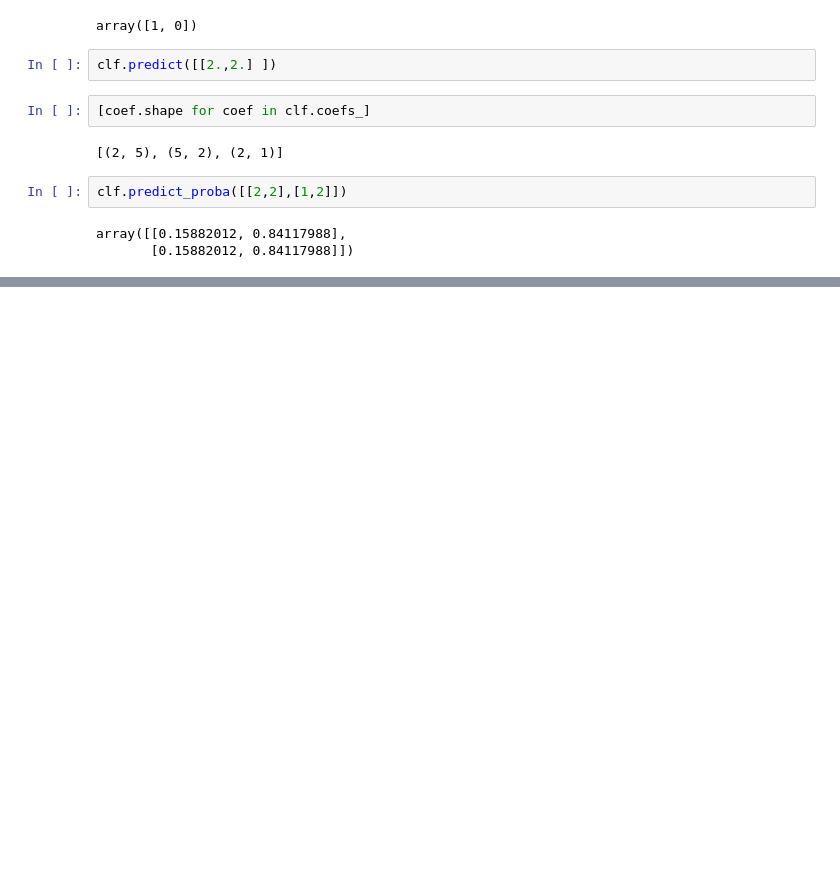
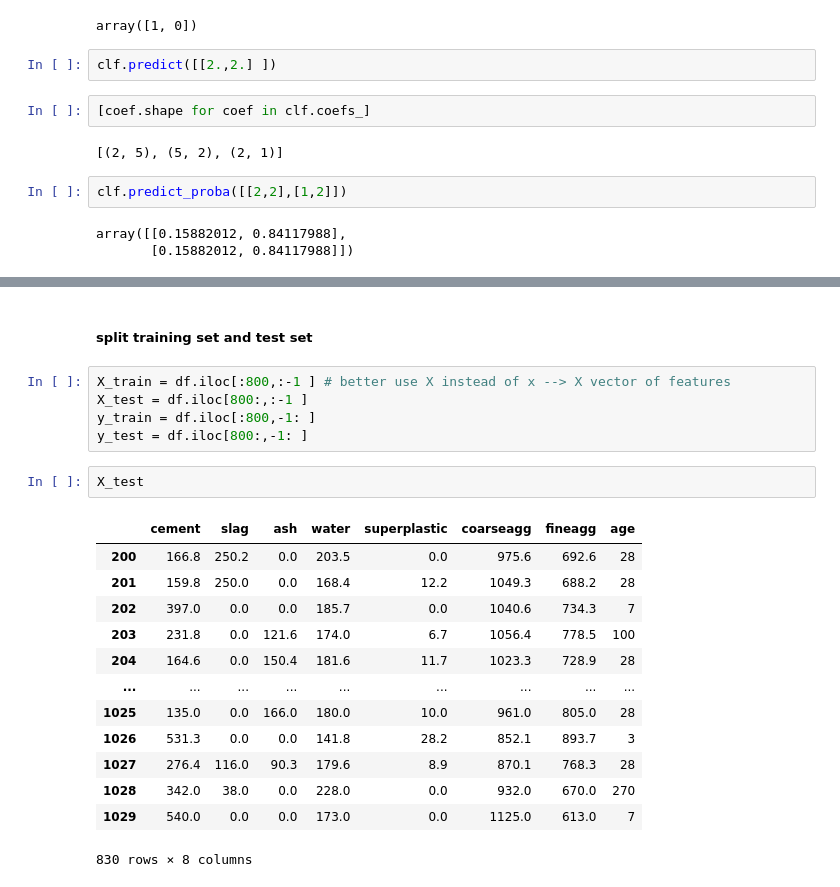
Before and after one commit to HeHeHuang/DeepLearningNLP, a Jupyter notebook: DeepLearning.ipynb, the cells around one changed output, grey strips where cells are left out. Drawn from its saved outputs; the diff is of its cells as text; blank space fills up the shorter version.

```diff
--- a/DeepLearning.ipynb
+++ b/DeepLearning.ipynb
@@ -58,0 +102,23 @@ array([[0.15882012, 0.84117988],
+# %% [markdown]
+##### split training set and test set
+# %%
+X_train = df.iloc[:800,:-1 ] # better use X instead of x --> X vector of features
+X_test = df.iloc[800:,:-1 ]
+y_train = df.iloc[:800,-1: ]
+y_test = df.iloc[800:,-1: ]
+# %%
+X_test
+# %% [output]
+|  | cement | slag | ash | water | superplastic | coarseagg | fineagg | age |
+| 200 | 166.8 | 250.2 | 0.0 | 203.5 | 0.0 | 975.6 | 692.6 | 28 |
+| 201 | 159.8 | 250.0 | 0.0 | 168.4 | 12.2 | 1049.3 | 688.2 | 28 |
+| 202 | 397.0 | 0.0 | 0.0 | 185.7 | 0.0 | 1040.6 | 734.3 | 7 |
+| 203 | 231.8 | 0.0 | 121.6 | 174.0 | 6.7 | 1056.4 | 778.5 | 100 |
+| 204 | 164.6 | 0.0 | 150.4 | 181.6 | 11.7 | 1023.3 | 728.9 | 28 |
+| ... | ... | ... | ... | ... | ... | ... | ... | ... |
+| 1025 | 135.0 | 0.0 | 166.0 | 180.0 | 10.0 | 961.0 | 805.0 | 28 |
+| 1026 | 531.3 | 0.0 | 0.0 | 141.8 | 28.2 | 852.1 | 893.7 | 3 |
+| 1027 | 276.4 | 116.0 | 90.3 | 179.6 | 8.9 | 870.1 | 768.3 | 28 |
+| 1028 | 342.0 | 38.0 | 0.0 | 228.0 | 0.0 | 932.0 | 670.0 | 270 |
+| 1029 | 540.0 | 0.0 | 0.0 | 173.0 | 0.0 | 1125.0 | 613.0 | 7 |
+830 rows × 8 columns
```
Also changed, not shown: parts of 31 cells of this notebook.
